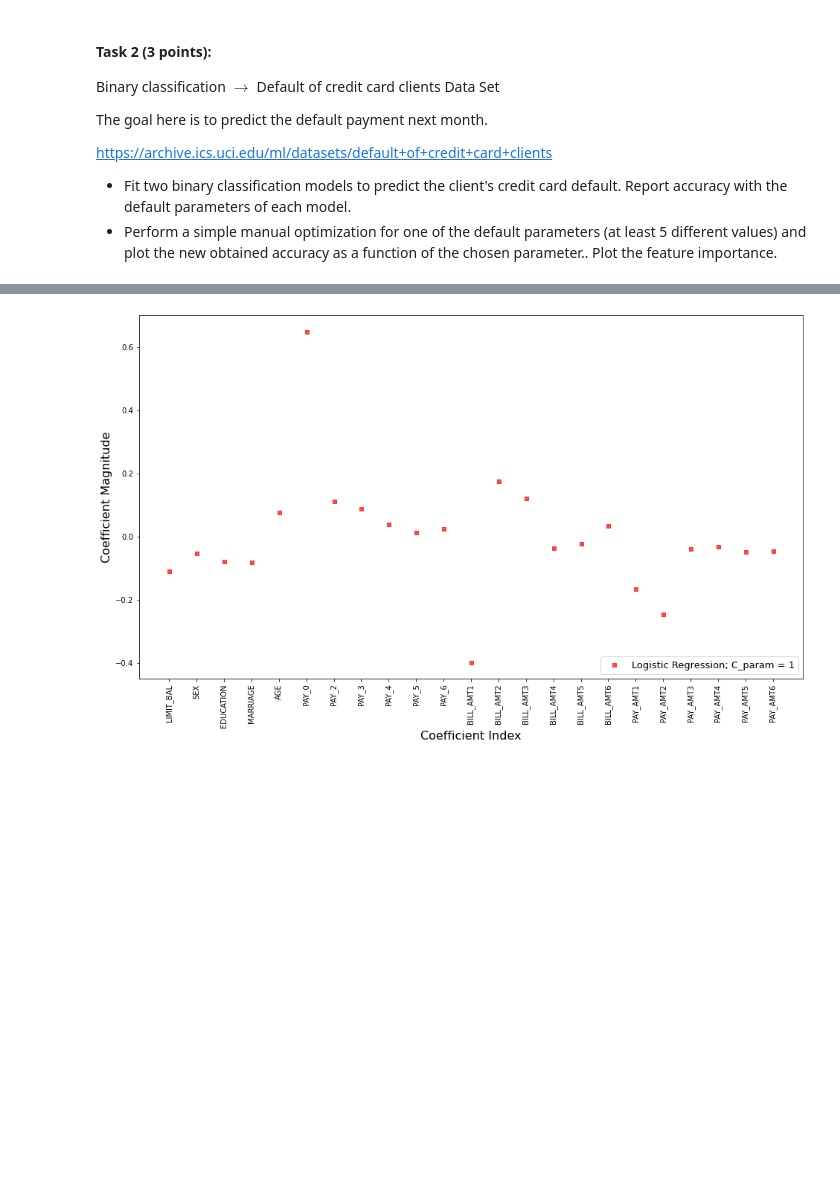
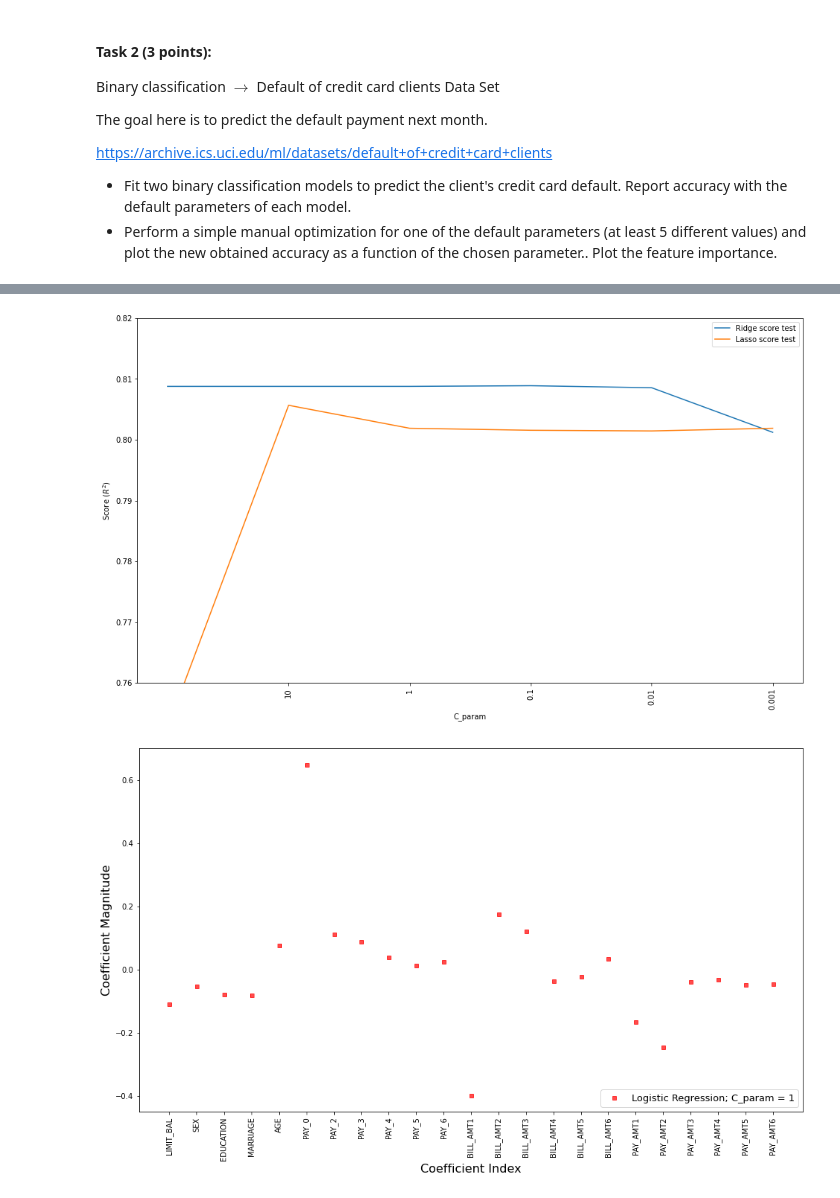
Before and after one commit to martinel-UAS/projects, a Jupyter notebook: Assignment_1/Assignment_1.ipynb, the cells around one changed output, grey strips where cells are left out. Saved outputs shown, nothing was run; the diff lists cells and outputs as text; code cells hidden in the pictures; blank space fills up the shorter version.

```diff
--- a/Assignment_1/Assignment_1.ipynb
+++ b/Assignment_1/Assignment_1.ipynb
@@ -263,3 +254,18 @@ r2_dataset
+# %%
+# Plot the new obtained score as a function of the chosen parameter
+def plot_score():
+    plt.plot(log_reg_test_scores, label="Ridge score test")
+    plt.plot(lin_svc_test_scores, label="Lasso score test")
+    plt.ylabel("Score ($R^2$)")
+    plt.xlabel("C_param")
+    plt.ylim([0.76,0.82])
+    plt.xticks(range(len(alphas)), alphas, rotation=90)
+    plt.gca().invert_xaxis()
+    plt.legend()
+
+plot_score()
+# %% [output]
+[figure, added]
 # %%
 # Plot the coefficient magnitudes for the best model (Logisctic Regression - alpha 0.01)
 log_reg = LogisticRegression(C=1).fit(X_train, y_train)
```
Also changed, not shown: parts of 16 cells of this notebook.
